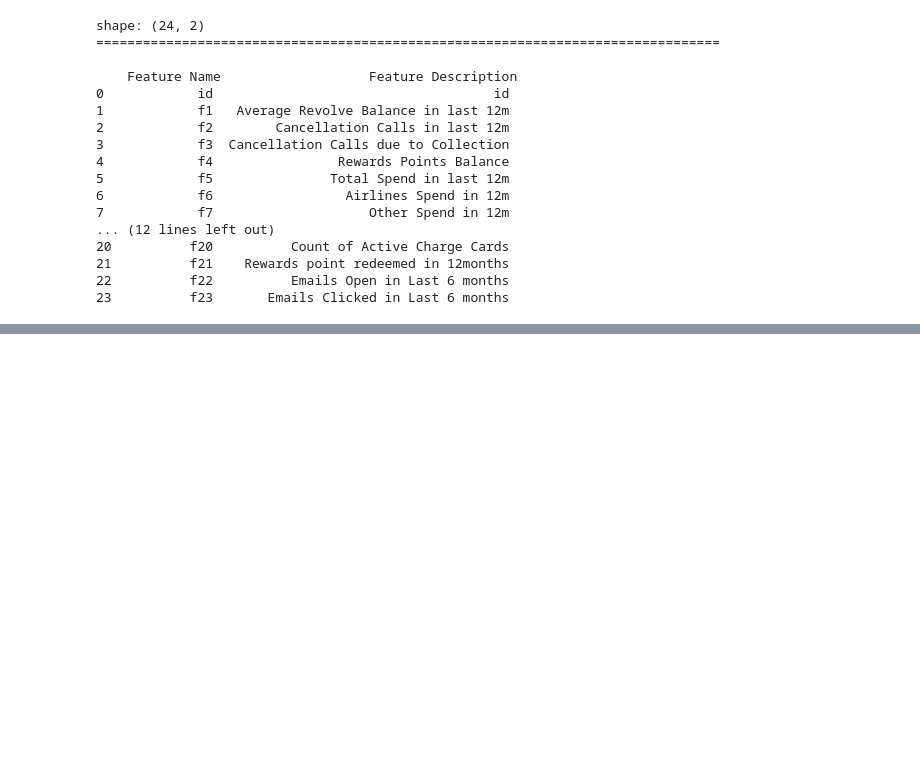
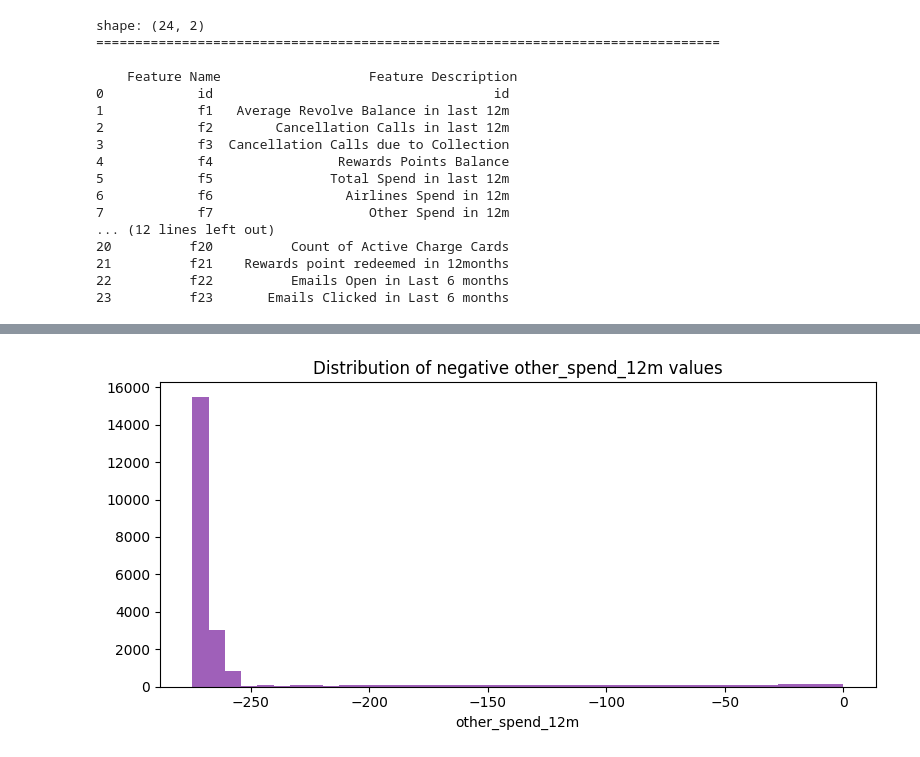
Before and after one commit to priyanshunath04/American-Express-Campus-Challenge-2026, a Jupyter notebook: notebooks/jai_eda.ipynb, the cells around one changed output, grey strips where cells are left out. Cells and saved outputs as stored; diff of their text form; code cells hidden in the pictures; blank space fills up the shorter version.

```diff
--- a/notebooks/jai_eda.ipynb
+++ b/notebooks/jai_eda.ipynb
@@ -134,0 +553,9 @@ df.describe().T
+# %%
+
+neg = df.loc[df['other_spend_12m'] < 0, 'other_spend_12m']
+print("Negative 'other_spend_12m' rows:", len(neg), f"({len(neg)/len(df)*100:.2f}% of dataset)")
+print("Unique negative values:", neg.nunique())
+print("\nTop repeated negative values:")
+print(neg.value_counts().head(6))
+top6_share = neg.value_counts().head(6).sum() / len(neg) * 100
+print(f"\nThese 6 values alone account for {top6_share:.1f}% of all negative rows.")
@@ -134,0 +577,10 @@ df.describe().T
+# %%
+
+fig, ax = plt.subplots(figsize=(8, 4))
+ax.hist(neg, bins=40, color='#8e44ad', alpha=0.85)
+ax.set_title("Distribution of negative other_spend_12m values")
+ax.set_xlabel("other_spend_12m")
+plt.tight_layout()
+plt.show()
+# %% [output]
+[figure, added]
```
Also changed, not shown: parts of 42 cells of this notebook.
